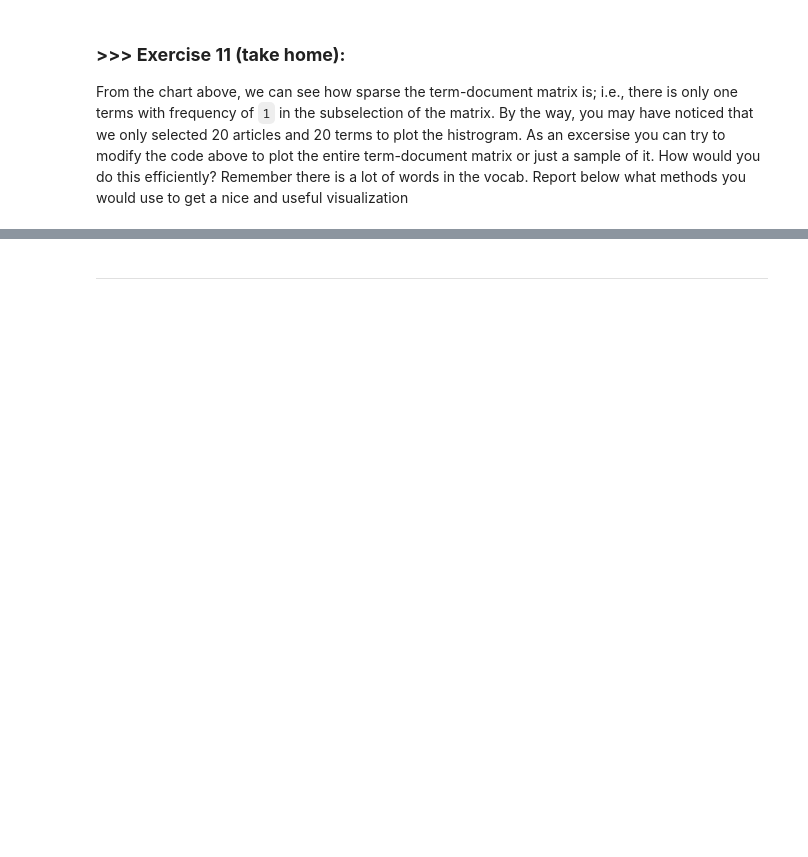
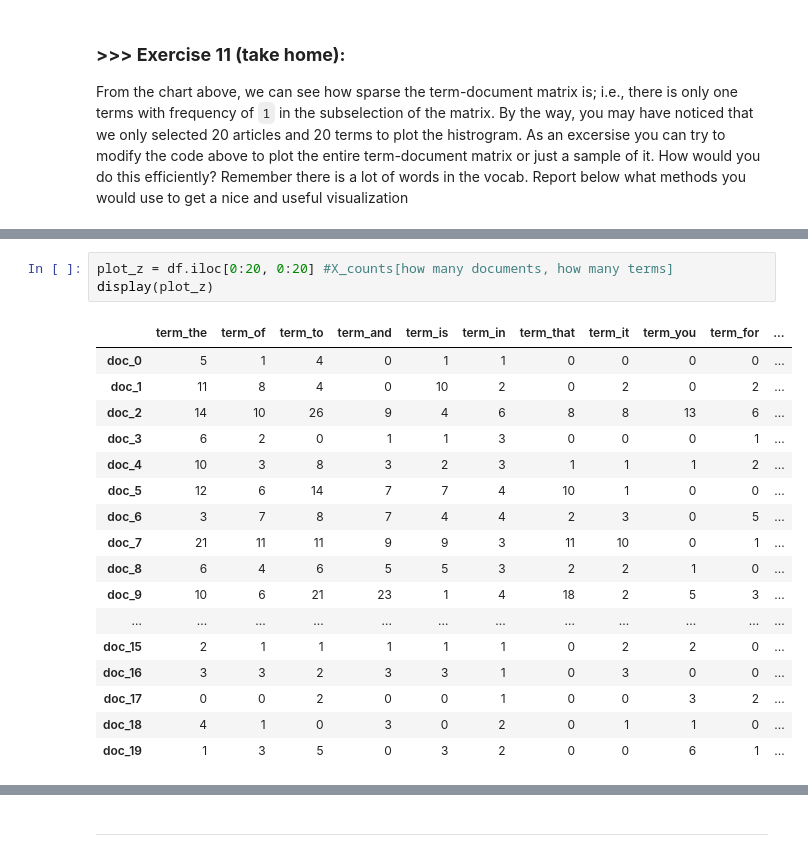
Before and after one commit to Henry0517code/DM2023-Lab1-Master, a Jupyter notebook: DM2023-Lab1-Master.ipynb, the cells around one changed output, grey strips where cells are left out. Saved outputs shown, nothing was run; the diff lists cells and outputs as text; blank space fills up the shorter version.

```diff
--- a/DM2023-Lab1-Master.ipynb
+++ b/DM2023-Lab1-Master.ipynb
@@ -1225,0 +1244,21 @@ From the chart above, we can see how sparse the term-document matrix is; i.e., t
+# %%
+plot_z = df.iloc[0:20, 0:20] #X_counts[how many documents, how many terms]
+display(plot_z)
+# %% [output]
+|  | term_the | term_of | term_to | term_and | term_is | term_in | term_that | term_it | term_you | term_for | ... |
+| doc_0 | 5 | 1 | 4 | 0 | 1 | 1 | 0 | 0 | 0 | 0 | ... |
+| doc_1 | 11 | 8 | 4 | 0 | 10 | 2 | 0 | 2 | 0 | 2 | ... |
+| doc_2 | 14 | 10 | 26 | 9 | 4 | 6 | 8 | 8 | 13 | 6 | ... |
+| doc_3 | 6 | 2 | 0 | 1 | 1 | 3 | 0 | 0 | 0 | 1 | ... |
+| doc_4 | 10 | 3 | 8 | 3 | 2 | 3 | 1 | 1 | 1 | 2 | ... |
+| doc_5 | 12 | 6 | 14 | 7 | 7 | 4 | 10 | 1 | 0 | 0 | ... |
+| doc_6 | 3 | 7 | 8 | 7 | 4 | 4 | 2 | 3 | 0 | 5 | ... |
+| doc_7 | 21 | 11 | 11 | 9 | 9 | 3 | 11 | 10 | 0 | 1 | ... |
+| doc_8 | 6 | 4 | 6 | 5 | 5 | 3 | 2 | 2 | 1 | 0 | ... |
+| doc_9 | 10 | 6 | 21 | 23 | 1 | 4 | 18 | 2 | 5 | 3 | ... |
+| ... | ... | ... | ... | ... | ... | ... | ... | ... | ... | ... | ... |
+| doc_15 | 2 | 1 | 1 | 1 | 1 | 1 | 0 | 2 | 2 | 0 | ... |
+| doc_16 | 3 | 3 | 2 | 3 | 3 | 1 | 0 | 3 | 0 | 0 | ... |
+| doc_17 | 0 | 0 | 2 | 0 | 0 | 1 | 0 | 0 | 3 | 2 | ... |
+| doc_18 | 4 | 1 | 0 | 3 | 0 | 2 | 0 | 1 | 1 | 0 | ... |
+| doc_19 | 1 | 3 | 5 | 0 | 3 | 2 | 0 | 0 | 6 | 1 | ... |
```
Also changed, not shown: parts of 8 cells of this notebook, 11 other files.
